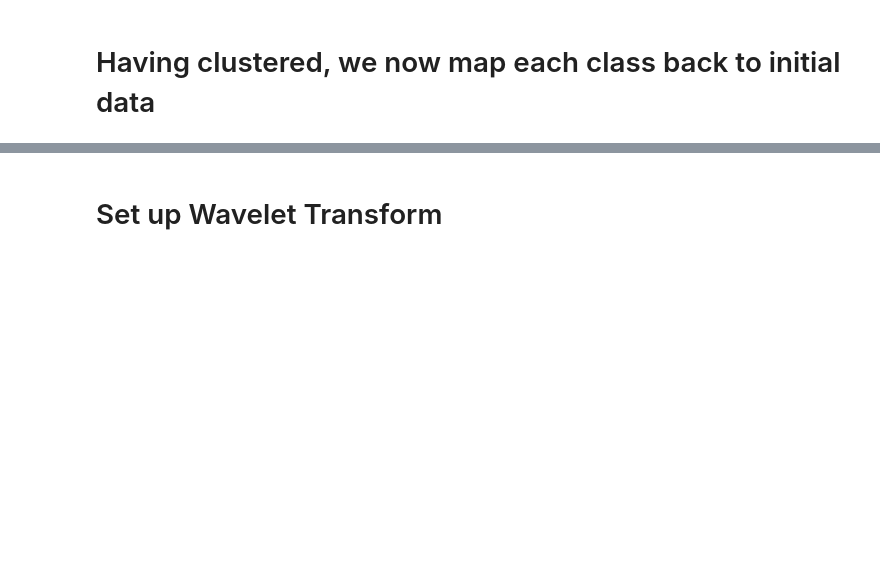
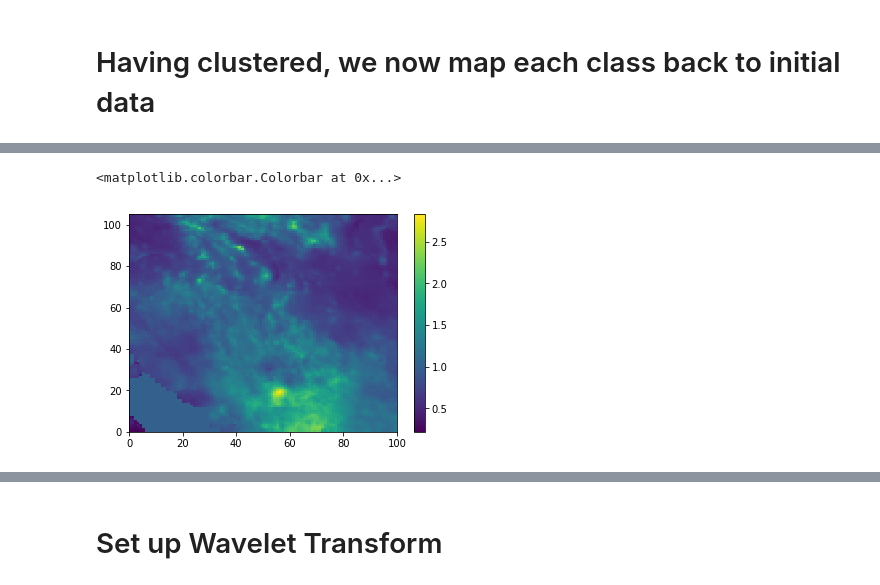
Before and after one commit to derekdesantis/climate, a Jupyter notebook: MR_Cluster.ipynb, the cells around one changed output, grey strips where cells are left out. Cells and saved outputs as stored; diff of their text form; code cells hidden in the pictures; blank space fills up the shorter version.

```diff
--- a/MR_Cluster.ipynb
+++ b/MR_Cluster.ipynb
@@ -346,0 +324,5 @@ array([ 0,  0,  1,  1,  2,  2,  3,  3,  4,  4,  5,  5,  6,  6,  7,  7,  8,
+# %%
+#Create a small amount of noise to perturb the data by.  The idea is to make values of zero close (but not equal to) zero.
+noise = da.random.normal(0, scale = 1/(1000000), size = (ds2.time.size, ds2.lat.size, ds2.lon.size), chunks = (1,ds2.lat.size, ds2.lon.size) )
+# %%
+data = ds2+noise
@@ -346,0 +335,8 @@ array([ 0,  0,  1,  1,  2,  2,  3,  3,  4,  4,  5,  5,  6,  6,  7,  7,  8,
+# %%
+#plot
+data_p = data_Prec.mean(axis=0)
+p = plt.pcolormesh(data_p)
+plt.colorbar(p)
+# %% [output]
+<matplotlib.colorbar.Colorbar at 0x...>
+[figure, added]
```
Also changed, not shown: parts of 41 cells of this notebook, 4 other files.
